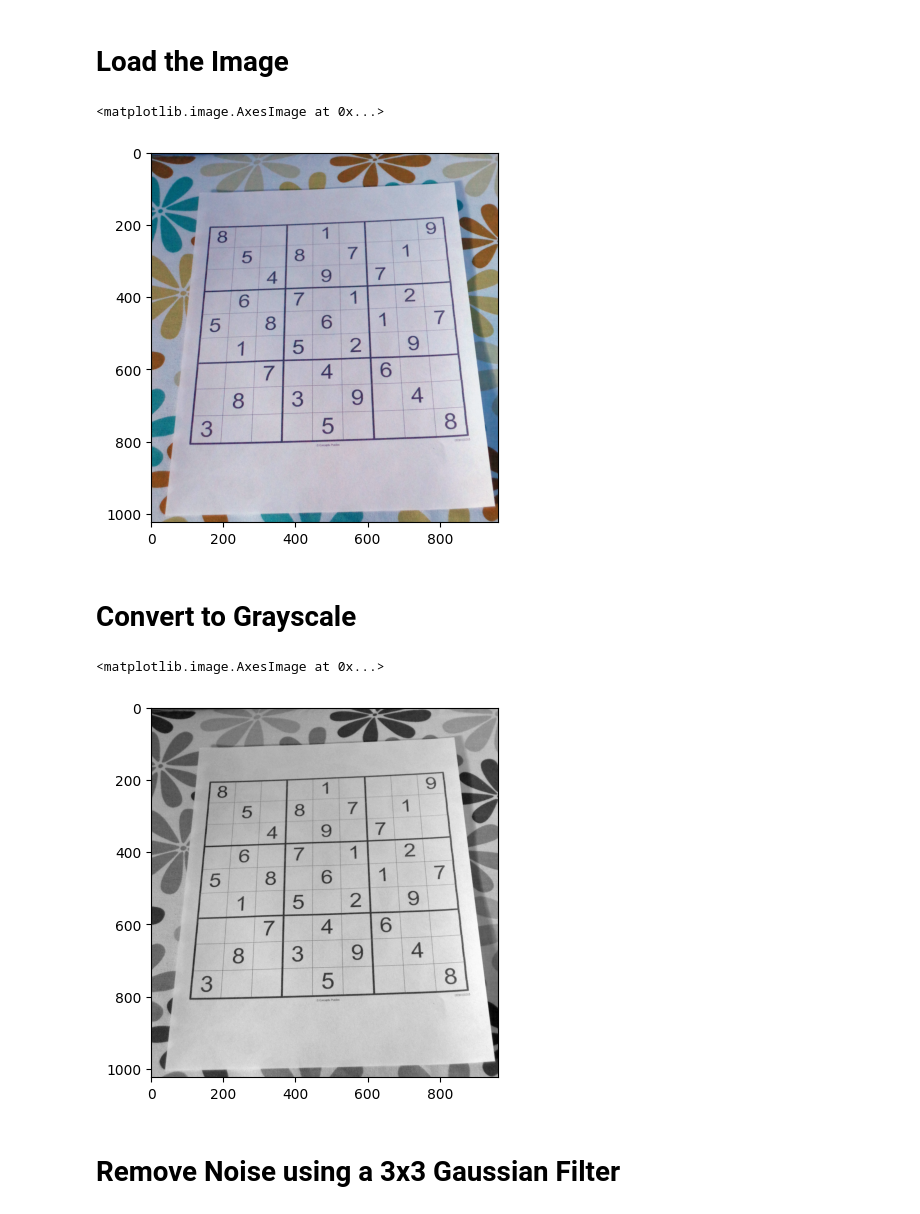
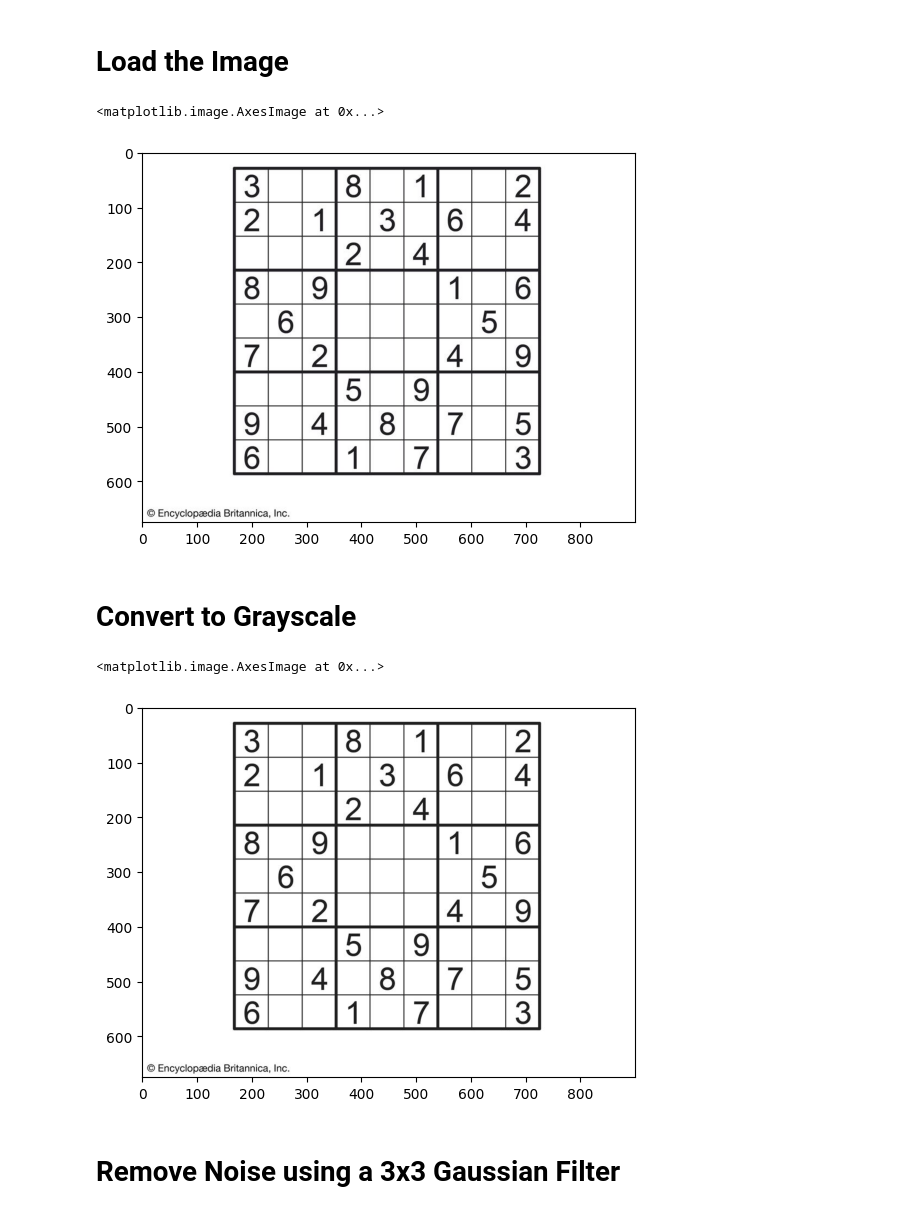
Before and after one commit to youssef-mohamed1809/Sudoku-Image-Processing, a Jupyter notebook: main.ipynb, the cells around one changed output. Cells and saved outputs as stored; diff of their text form; code cells hidden in the pictures.

```diff
--- a/main.ipynb
+++ b/main.ipynb
@@ -9,19 +9,19 @@ import matplotlib.pyplot as plt
 # Load the Image
 # %%
 # req = urllib.request.urlopen('https://encrypted-tbn0.gstatic.com/images?q=tbn:ANd9GcSXWgbXAGTp-igspDP1qDo3aFJeE4vd_2u3Og&usqp=CAU')
-req = urllib.request.urlopen('https://live.staticflickr.com/8027/6978422072_33ac92fe1a_b.jpg')
+# req = urllib.request.urlopen('https://live.staticflickr.com/8027/6978422072_33ac92fe1a_b.jpg')
 # req = urllib.request.urlopen('https://jump.dev/JuMP.jl/stable/assets/partial_sudoku.png')
 # req = urllib.request.urlopen('https://sources.roboflow.com/dcbM99GUgvVCEMo4F2rq8vaVApB2/DSJGI2e7g77XqctWIGQG/original.jpg')
-# req = urllib.request.urlopen('https://cdn.britannica.com/42/97142-131-E3E24AA5/sudoku-puzzle-games.jpg')
+req = urllib.request.urlopen('https://cdn.britannica.com/42/97142-131-E3E24AA5/sudoku-puzzle-games.jpg')
 # req = urllib.request.urlopen('https://sources.roboflow.com/dcbM99GUgvVCEMo4F2rq8vaVApB2/DSJGI2e7g77XqctWIGQG/original.jpg')
 
 arr = np.asarray(bytearray(req.read()), dtype=np.uint8) #transform image to array
 img = cv2.imdecode(arr, -1) # 'Load it as it is'
 # img = cv2.imread('/home/youssef/nagysudoku2.jpg')
 plt.imshow(img, cmap="gray")
 # %% [output]
 <matplotlib.image.AxesImage at 0x...>
-[figure, old version]
+[figure, new version]
 # %% [markdown]
 # Convert to Grayscale
 # %%
@@ -30,7 +30,7 @@ gray_image = cv2.cvtColor(img, cv2.COLOR_BGR2GRAY)
 plt.imshow(gray_image, cmap="gray")
 # %% [output]
 <matplotlib.image.AxesImage at 0x...>
-[figure, old version]
+[figure, new version]
 # %% [markdown]
 # Remove Noise using a 3x3 Gaussian Filter
 # %%
```
Also changed, not shown: parts of 14 cells of this notebook.
